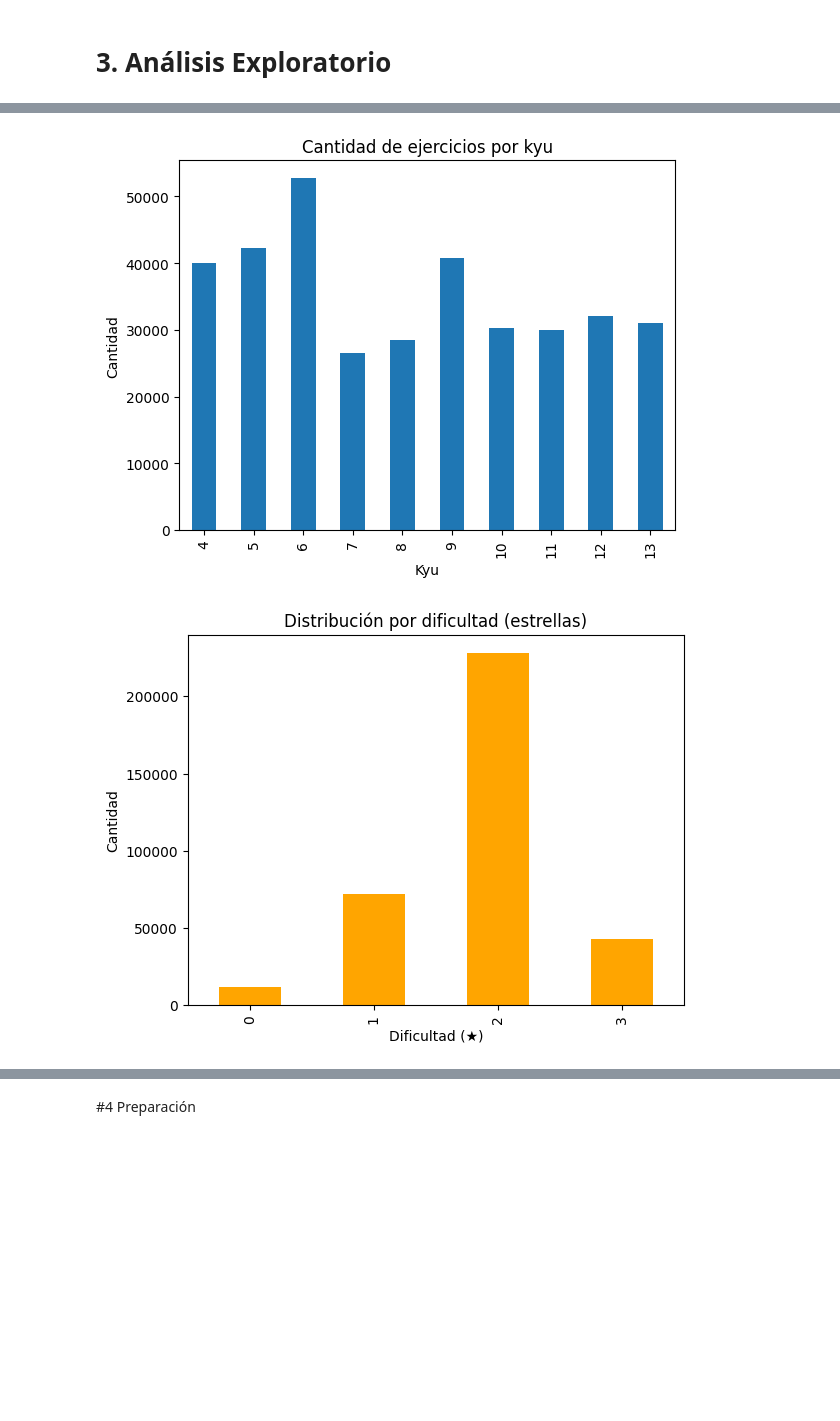
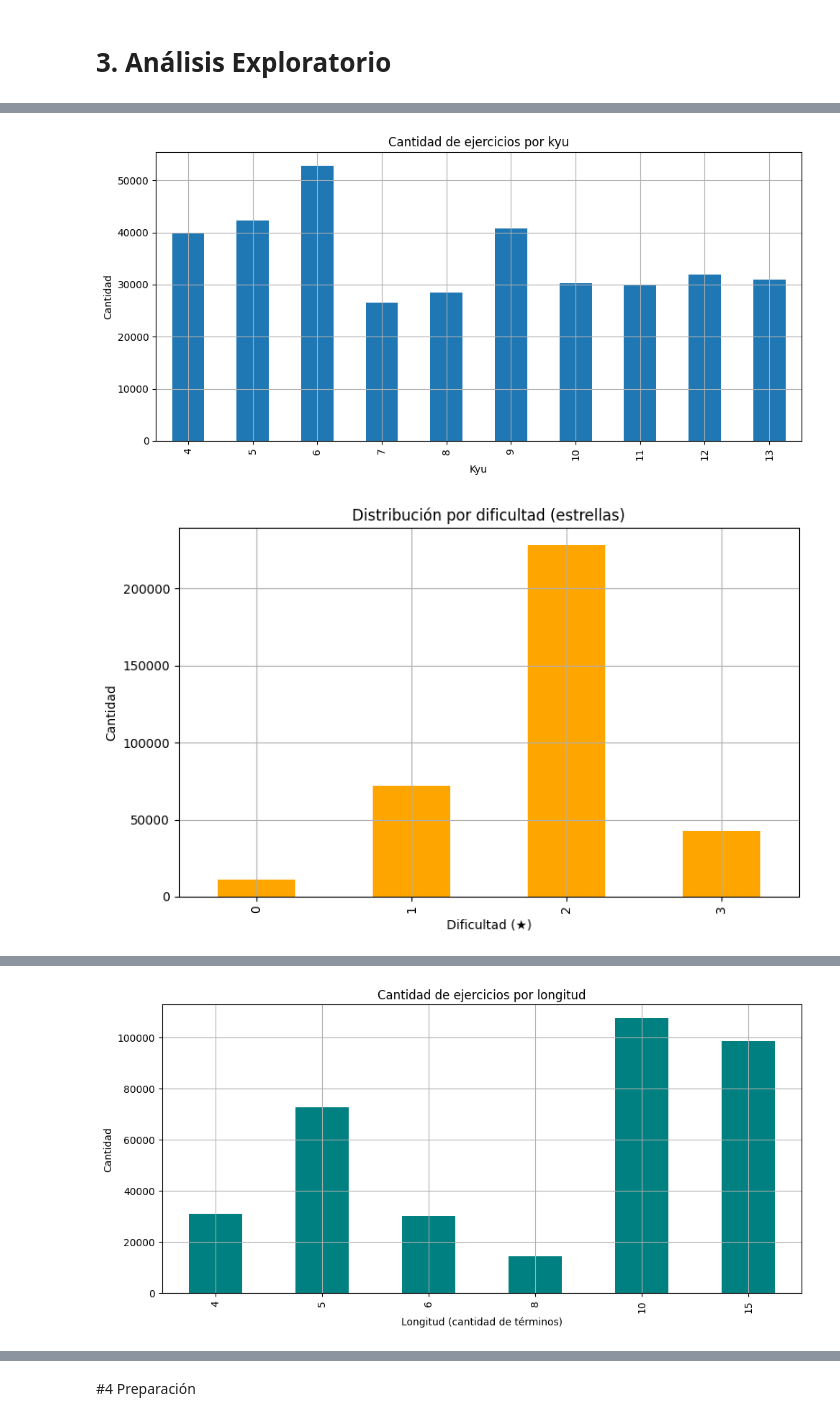
Before and after one commit to bringol/AbacuyML_Autogenerador, a Jupyter notebook: Abacuy_Generador.ipynb, the cells around one changed output, grey strips where cells are left out. Saved outputs shown, nothing was run; the diff lists cells and outputs as text; code cells hidden in the pictures; blank space fills up the shorter version.

```diff
--- a/Abacuy_Generador.ipynb
+++ b/Abacuy_Generador.ipynb
@@ -186,25 +188,50 @@ Gáficos
 # %%
 import matplotlib.pyplot as plt
 
 # 📊 1. Distribución de ejercicios por Kyu
+plt.figure(figsize=(10, 5))
 df["kyu"].value_counts().sort_index().plot(kind="bar")
 plt.title("Cantidad de ejercicios por kyu")
 plt.xlabel("Kyu")
 plt.ylabel("Cantidad")
+plt.grid(True)
+plt.tight_layout()
 plt.show()
 
 # 📊 2. Distribución por dificultad
-df["dificultad"].value_counts().sort_index().plot(kind="bar", color="orange")
+plt.figure(figsize=(8, 5))
+df["diff"].value_counts().sort_index().plot(kind="bar", color="orange")
 plt.title("Distribución por dificultad (estrellas)")
 plt.xlabel("Dificultad (★)")
 plt.ylabel("Cantidad")
+plt.grid(True)
+plt.tight_layout()
 plt.show()
 
 # 📊 3. Distribución por tipo de ejercicio
-df["tipo"].value_counts().plot(kind="pie", autopct='%1.1f%%', startangle=90)
+plt.figure(figsize=(6, 6))
+df["type"].value_counts().plot(kind="pie", autopct='%1.1f%%', startangle=90)
 plt.title("Tipos de ejercicio")
-plt.ylabel("")
+plt.ylabel("")  # Saca la etiqueta del eje Y
+plt.tight_layout()
 plt.show()
+
+
+# 📊 4. Conteo exacto por longitud
+plt.figure(figsize=(10, 5))
+df["len"].value_counts().sort_index().plot(kind="bar", color="teal")
+plt.title("Cantidad de ejercicios por longitud")
+plt.xlabel("Longitud (cantidad de términos)")
+plt.ylabel("Cantidad")
+plt.grid(True)
+plt.tight_layout()
+plt.show()
+
+# 📈 5. Estadísticas básicas de longitud
+print("📈 Estadísticas de longitud:")
+print(f"- Mínima:  {df['len'].min()}")
+print(f"- Máxima:  {df['len'].max()}")
+print(f"- Promedio: {df['len'].mean():.2f}")
 # %% [output]
-[figure, old version]
+[figure, new version]
-[figure, old version]
+[figure, new version]
@@ -211,0 +239 @@ plt.show()
+[figure, added]
```
Also changed, not shown: parts of 70 cells of this notebook.
